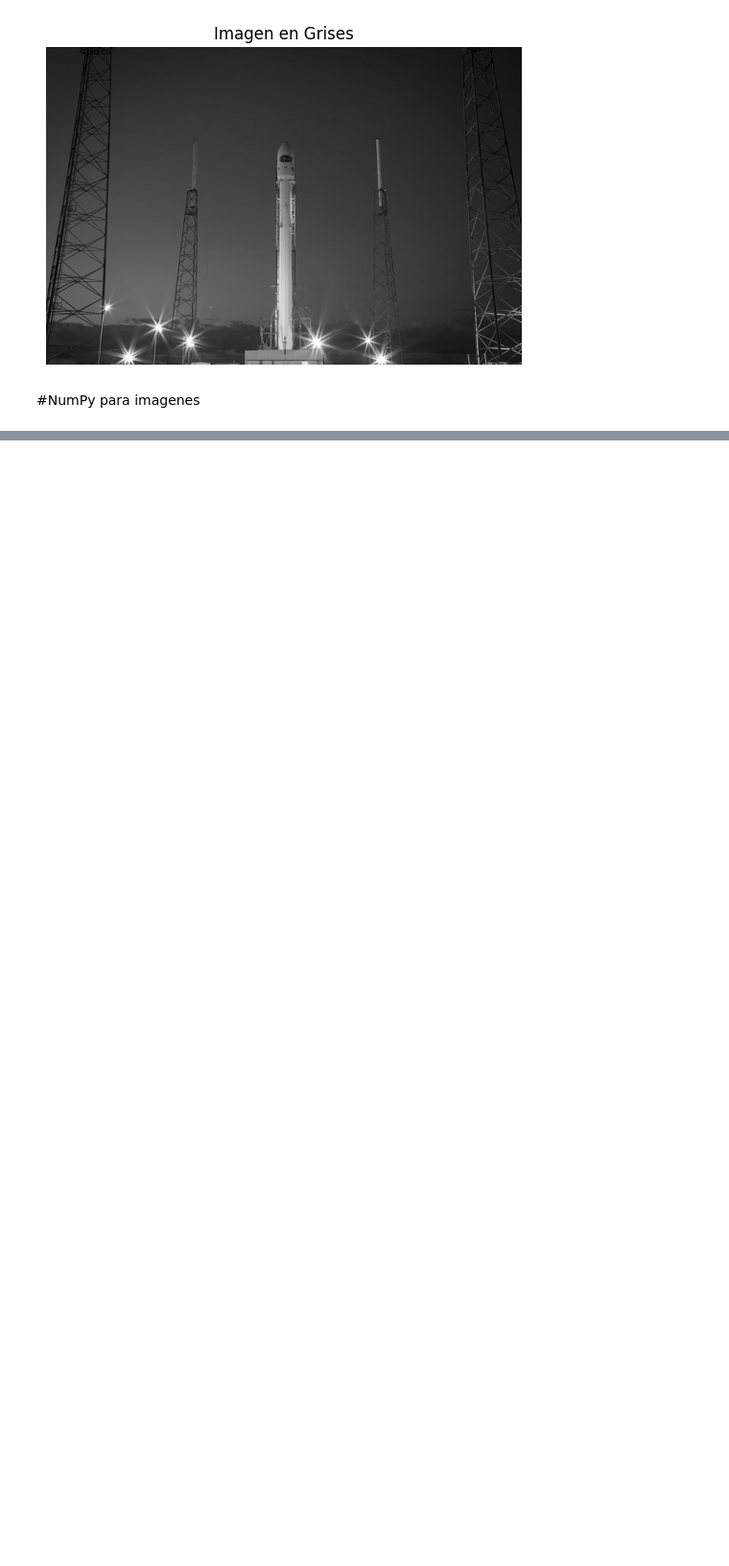
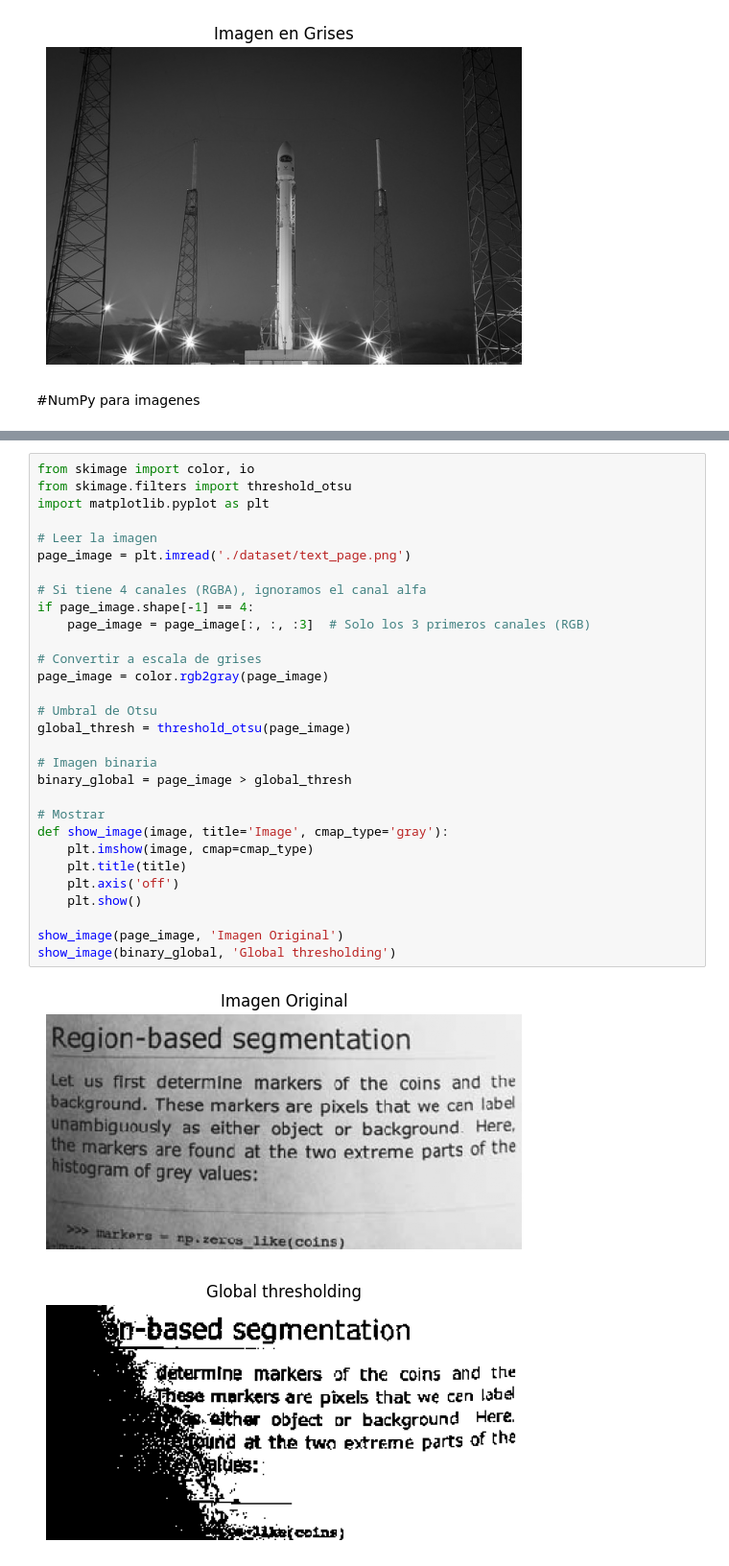
Before and after one commit to MauroTalamantes/Introducci-n_ProcesamientoImagenes_ScikitImage, a Jupyter notebook: Introducción_a_Procesamiento_de_imágenes_y_scikit_image.ipynb, the cells around one changed output, grey strips where cells are left out. Shown at 96% size. Cells and saved outputs as stored; diff of their text form; blank space fills up the shorter version.

```diff
--- a/Introducción_a_Procesamiento_de_imágenes_y_scikit_image.ipynb
+++ b/Introducción_a_Procesamiento_de_imágenes_y_scikit_image.ipynb
@@ -105,0 +197,33 @@ Usando los métodos de NumPy aprendidos en el curso, voltea la imagen horizontal
+# %%
+from skimage import color, io
+from skimage.filters import threshold_otsu
+import matplotlib.pyplot as plt
+
+# Leer la imagen
+page_image = plt.imread('./dataset/text_page.png')
+
+# Si tiene 4 canales (RGBA), ignoramos el canal alfa
+if page_image.shape[-1] == 4:
+    page_image = page_image[:, :, :3]  # Solo los 3 primeros canales (RGB)
+
+# Convertir a escala de grises
+page_image = color.rgb2gray(page_image)
+
+# Umbral de Otsu
+global_thresh = threshold_otsu(page_image)
+
+# Imagen binaria
+binary_global = page_image > global_thresh
+
+# Mostrar
+def show_image(image, title='Image', cmap_type='gray'):
+    plt.imshow(image, cmap=cmap_type)
+    plt.title(title)
+    plt.axis('off')
+    plt.show()
+
+show_image(page_image, 'Imagen Original')
+show_image(binary_global, 'Global thresholding')
+# %% [output]
+[figure, added]
+[figure, added]
```
Also changed, not shown: parts of 16 cells of this notebook.
